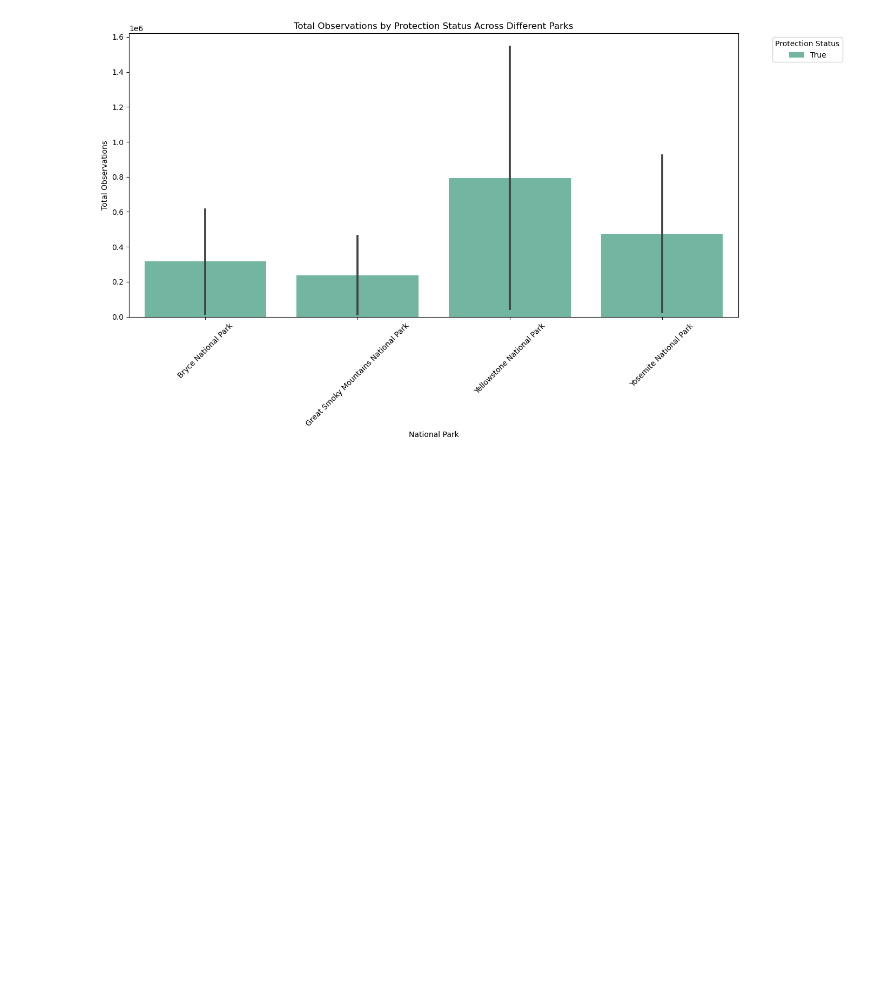
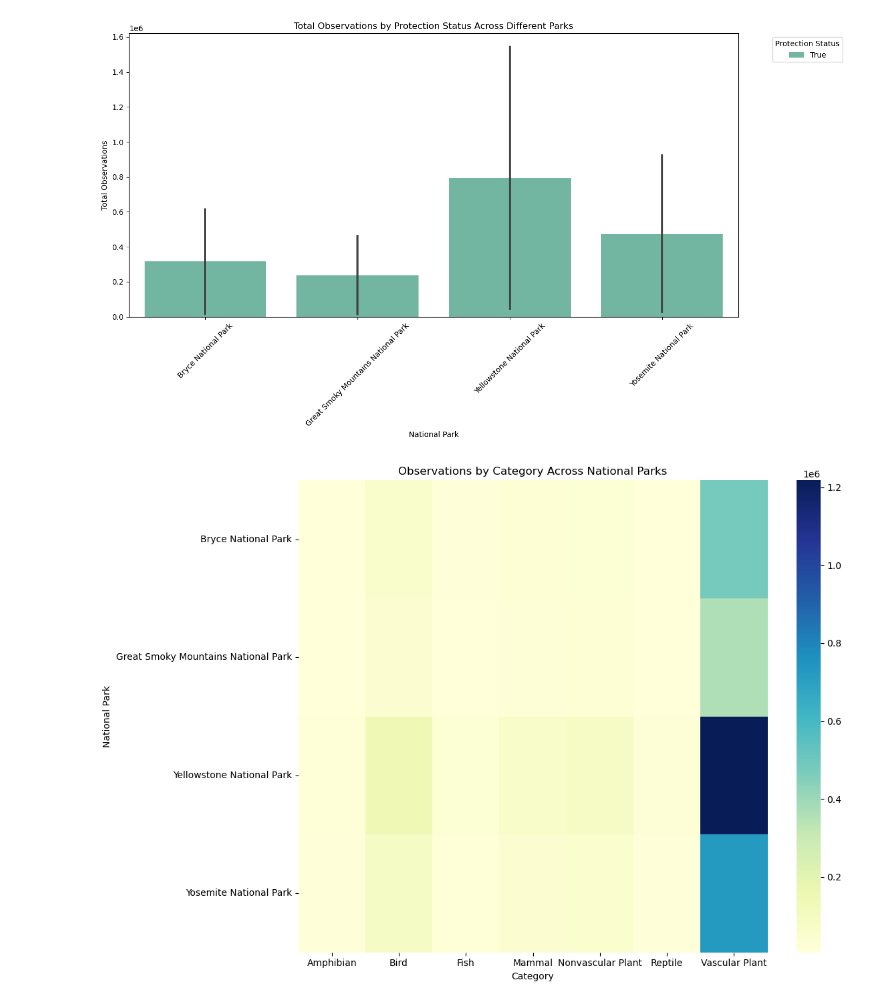
Before and after one commit to baseivan/biodiversity_starter, a Jupyter notebook: biodiversity.ipynb, the cells around one changed output. Saved outputs shown, nothing was run; the diff lists cells and outputs as text; code cells hidden in the pictures; blank space fills up the shorter version.

Commit message:
new heat map

```diff
--- a/biodiversity.ipynb
+++ b/biodiversity.ipynb
@@ -171,3 +171,16 @@ plt.tight_layout()
 plt.show()
 # %% [output]
 [figure]
+# %%
+#heat map
+
+pivot_table = pd.pivot_table(merged_data_clean, values='observations', index='park_name', columns='category', aggfunc=sum)
+plt.figure(figsize=(12, 8))
+sns.heatmap(pivot_table, cmap='YlGnBu')
+plt.title('Observations by Category Across National Parks')
+plt.xlabel('Category')
+plt.ylabel('National Park')
+plt.tight_layout()
+plt.show()
+# %% [output]
+[figure, added]
```
Also changed, not shown: parts of 1 cell of this notebook.
